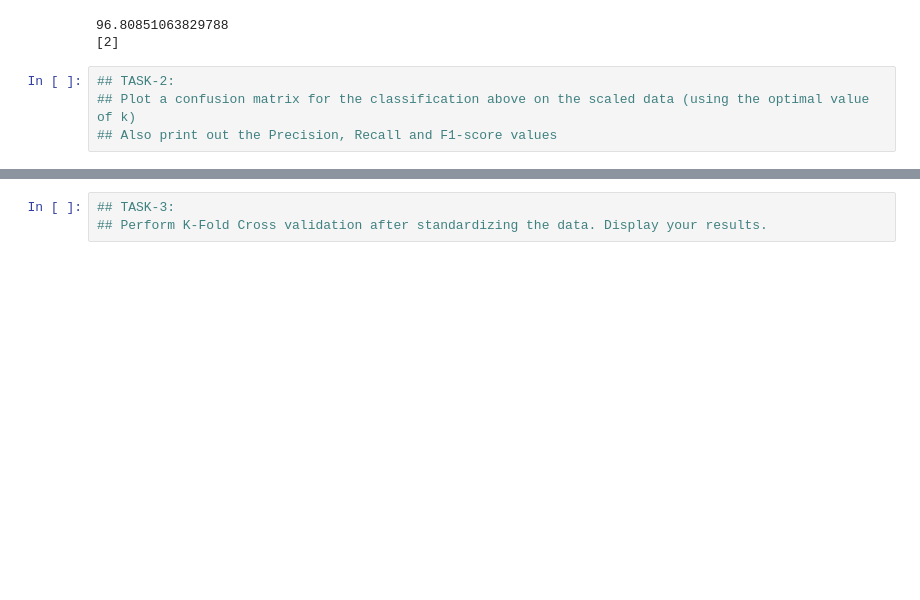
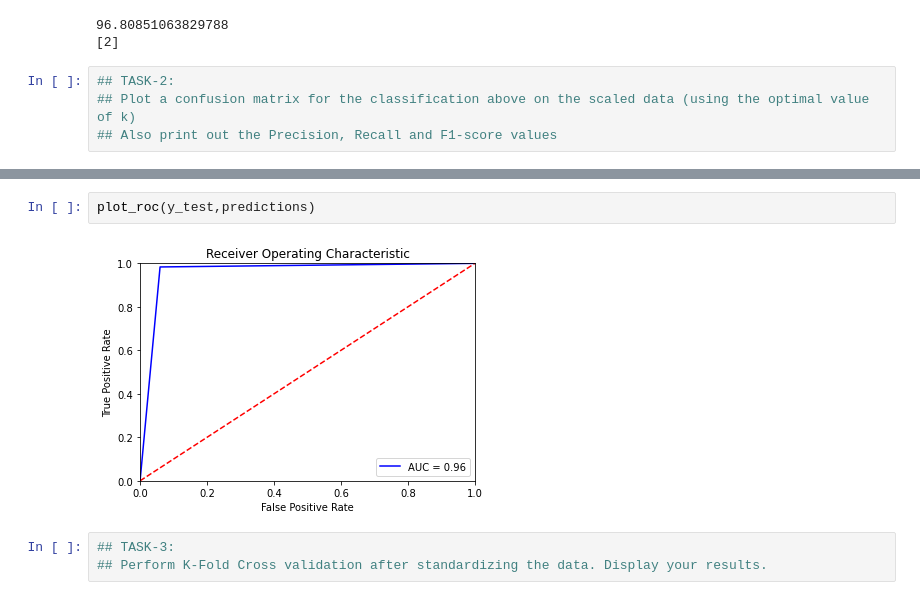
Before and after one commit to Eshan-Sharma/fmml2021, a Jupyter notebook: Lab_Work/Module3_Lab4_FMML20210190.ipynb, the cells around one changed output, grey strips where cells are left out. Drawn from its saved outputs; the diff is of its cells as text; blank space fills up the shorter version.

```diff
--- a/Lab_Work/Module3_Lab4_FMML20210190.ipynb
+++ b/Lab_Work/Module3_Lab4_FMML20210190.ipynb
@@ -295,3 +348,7 @@ print(optimal_ks)
+# %%
+plot_roc(y_test,predictions)
+# %% [output]
+[figure, added]
 # %%
 ## TASK-3:
 ## Perform K-Fold Cross validation after standardizing the data. Display your results.
```
Also changed, not shown: parts of 12 cells of this notebook.
